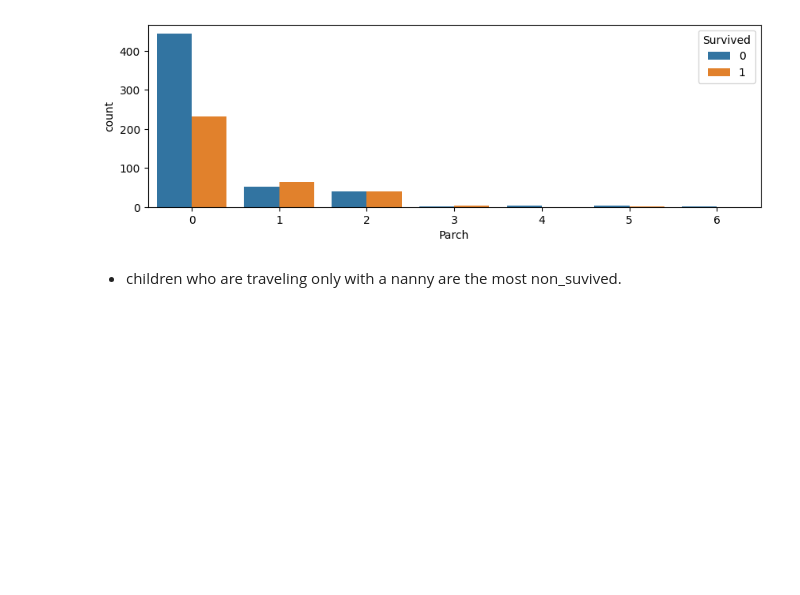
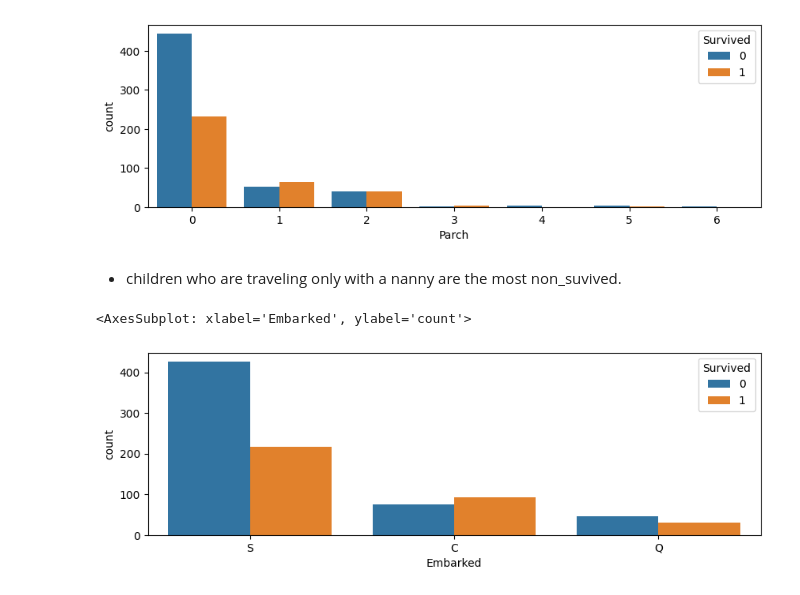
Before and after one commit to ortizfram/Case-study-of-Titanic, a Jupyter notebook: case-study.ipynb, the cells around one changed output. Saved outputs shown, nothing was run; the diff lists cells and outputs as text; code cells hidden in the pictures; blank space fills up the shorter version.

```diff
--- a/case-study.ipynb
+++ b/case-study.ipynb
@@ -170,3 +170,8 @@ get_value_counts("Parch")
 [figure]
 # %% [markdown]
 - children who are traveling only with a nanny are the most non_suvived.
+# %%
+get_value_counts("Embarked")
+# %% [output]
+<AxesSubplot: xlabel='Embarked', ylabel='count'>
+[figure, added]
```
Also changed, not shown: parts of 5 cells of this notebook.
